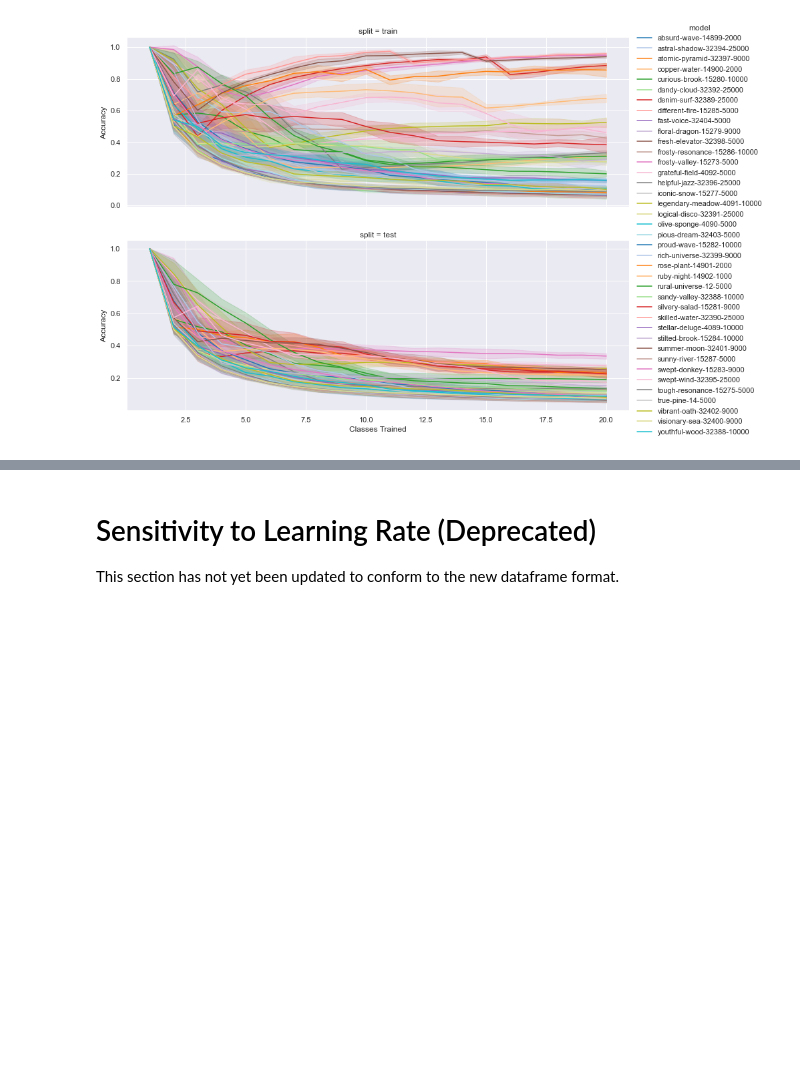
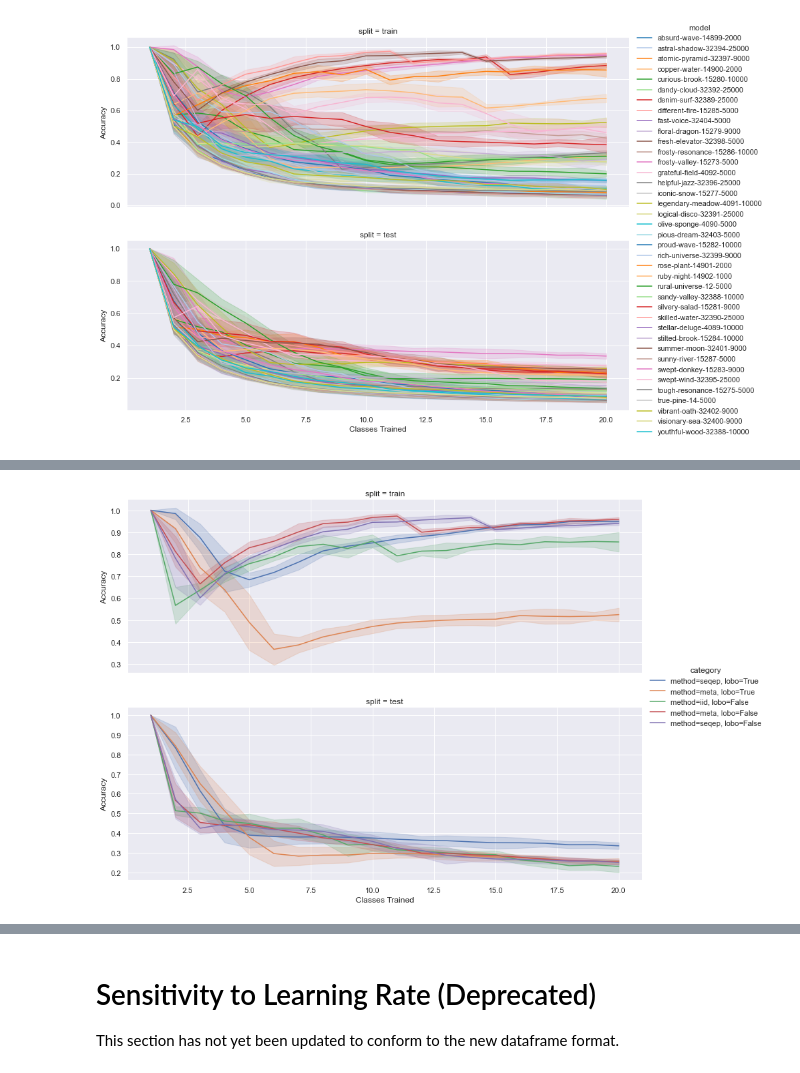
Before and after one commit to uvm-neurobotics-lab/higherANML, a Jupyter notebook: notebooks/result-gathering.ipynb, the cells around one changed output, grey strips where cells are left out. Drawn from its saved outputs; the diff is of its cells as text; code cells hidden in the pictures; blank space fills up the shorter version.

Commit message:
Ability to name legend according to pre-train category groupings.

```diff
--- a/notebooks/result-gathering.ipynb
+++ b/notebooks/result-gathering.ipynb
@@ -695,0 +660,7 @@ _ = plot_traj_per_lr(best_iid_df)
+# %%
+# Now plot them.
+best_olft_df = filter_to_match_models(olft_best_lrs, best_olft_models).copy()
+add_category_column(best_olft_df)
+_ = plot_traj_per_lr(best_olft_df, hue="category")
+# %% [output]
+[figure, added]
```
Also changed, not shown: parts of 43 cells of this notebook.
